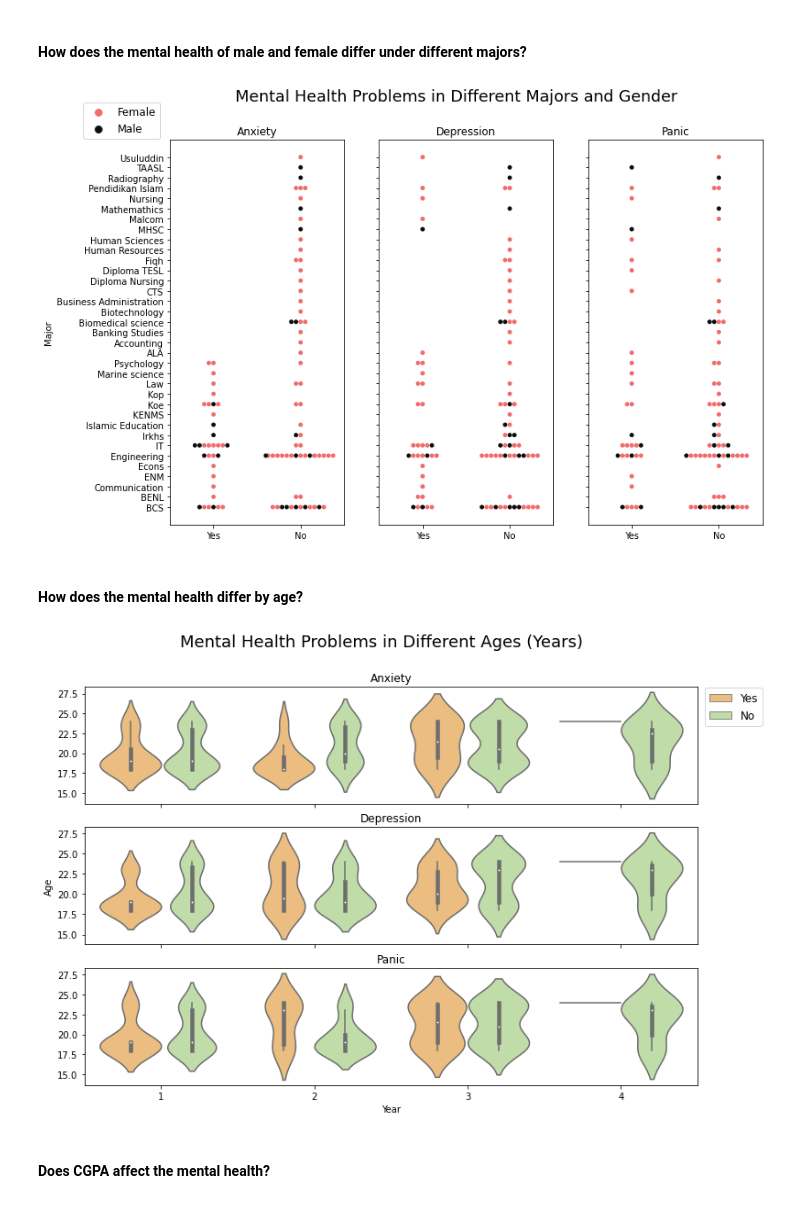
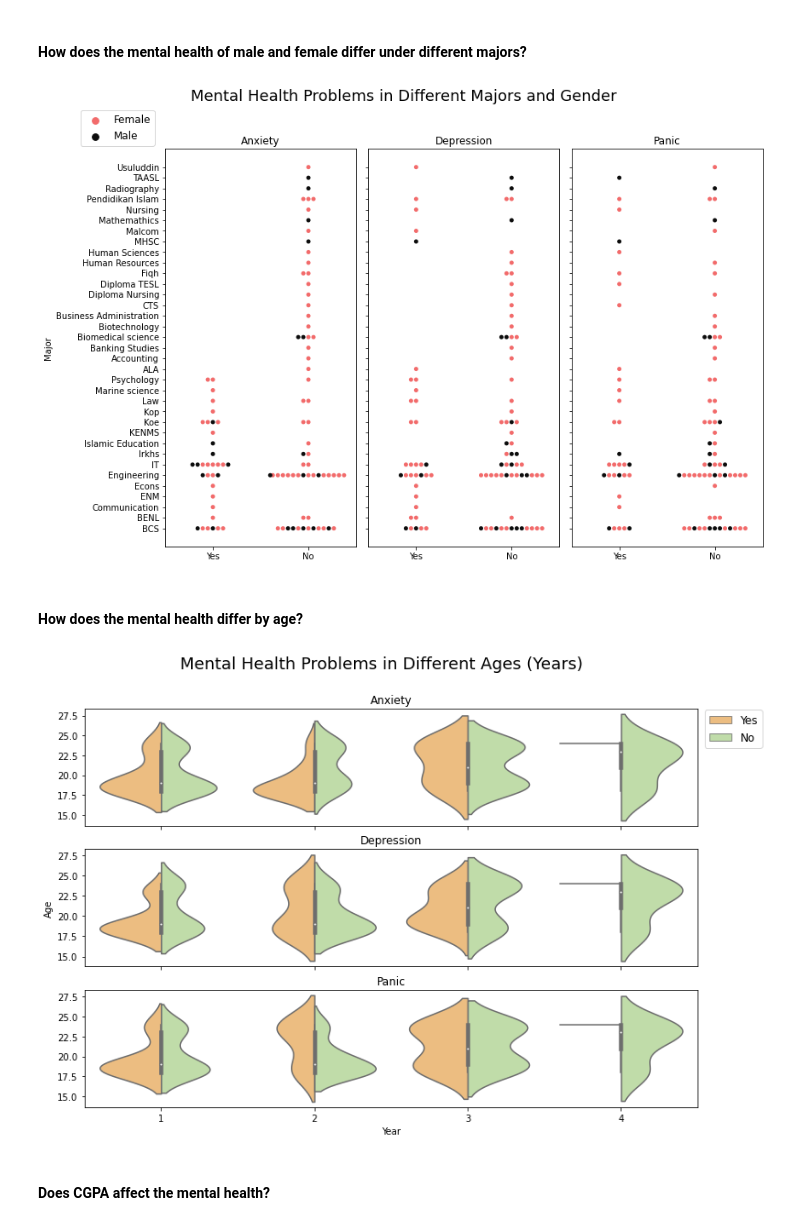
Before and after one commit to Weslya-WJY/Task-A3, a Jupyter notebook: A0248372Y_A3.ipynb, the cells around one changed output. Drawn from its saved outputs; the diff is of its cells as text; code cells hidden in the pictures.

```diff
--- a/A0248372Y_A3.ipynb
+++ b/A0248372Y_A3.ipynb
@@ -123,44 +124,45 @@ plt.savefig('Students_in_Majors.svg')
 # %%
 fig, axes = plt.subplots(1, 3, sharey=True, figsize=(12, 8))
 
 sns.swarmplot(ax=axes[0], x = 'Anxiety', y = 'Major', hue = 'Gender', order = ['Yes', 'No'], data = data, palette = ['#F26B6B', '#0D0D0D'])
 axes[0].set_title('Anxiety')
 axes[0].set(xlabel=None)
 axes[0].legend(loc=1, bbox_to_anchor=[-0.05,1.1], borderaxespad=0.1, fontsize=12)
 
 sns.swarmplot(ax=axes[1], x = 'Depression', y = 'Major', hue = 'Gender', data = data, palette = ['#F26B6B', '#0D0D0D'])
 axes[1].set_title('Depression')
 axes[1].set(ylabel=None)
 axes[1].set(xlabel=None)
 axes[1].legend_.remove()
 
 sns.swarmplot(ax=axes[2], x = 'Panic_Attack', y = 'Major', hue = 'Gender', data = data, palette = ['#F26B6B', '#0D0D0D'])
 axes[2].set_title('Panic')
 axes[2].set(ylabel=None)
 axes[2].set(xlabel=None)
 axes[2].legend_.remove()
 
 fig.suptitle('Mental Health Problems in Different Majors and Gender', fontsize=18)
+plt.tight_layout()
 plt.savefig('Mental_in_Majors_and_Gender.svg')
 # %% [output]
-[figure, old version]
+[figure, new version]
 # %% [markdown]
 #### How does the mental health differ by age?
 # %%
 fig, axes = plt.subplots(3, 1, sharex=True, figsize=(12, 8))
 
-sns.violinplot(ax=axes[0], x = 'Year', y = 'Age', hue = 'Anxiety', hue_order=['Yes', 'No'], data = data, palette = 'Spectral')
+sns.violinplot(ax=axes[0], x = 'Year', y = 'Age', hue = 'Anxiety', hue_order=['Yes', 'No'], data = data, palette = 'Spectral', split=True)
 axes[0].set_title('Anxiety')
 axes[0].set(xlabel=None)
 axes[0].set(ylabel=None)
 axes[0].legend(loc=2, bbox_to_anchor=[1.01,1.0], borderaxespad=0.1, fontsize=12)
 
-sns.violinplot(ax=axes[1], x = 'Year', y = 'Age', hue = 'Depression', data = data, palette = 'Spectral')
+sns.violinplot(ax=axes[1], x = 'Year', y = 'Age', hue = 'Depression', data = data, palette = 'Spectral', split=True)
 axes[1].set_title('Depression')
 axes[1].set(xlabel=None)
 axes[1].legend_.remove()
 
-sns.violinplot(ax=axes[2], x = 'Year', y = 'Age', hue = 'Panic_Attack', data = data, palette = 'Spectral')
+sns.violinplot(ax=axes[2], x = 'Year', y = 'Age', hue = 'Panic_Attack', data = data, palette = 'Spectral', split=True)
 axes[2].set_title('Panic')
 axes[2].set(ylabel=None)
 axes[2].legend_.remove()
@@ -168,7 +170,7 @@ axes[2].legend_.remove()
 fig.suptitle('Mental Health Problems in Different Ages (Years)', fontsize=18)
 plt.savefig('Mental_in_Ages.svg')
 # %% [output]
-[figure, old version]
+[figure, new version]
 # %% [markdown]
 #### Does CGPA affect the mental health?
 # %%
```
Also changed, not shown: parts of 2 cells of this notebook.
